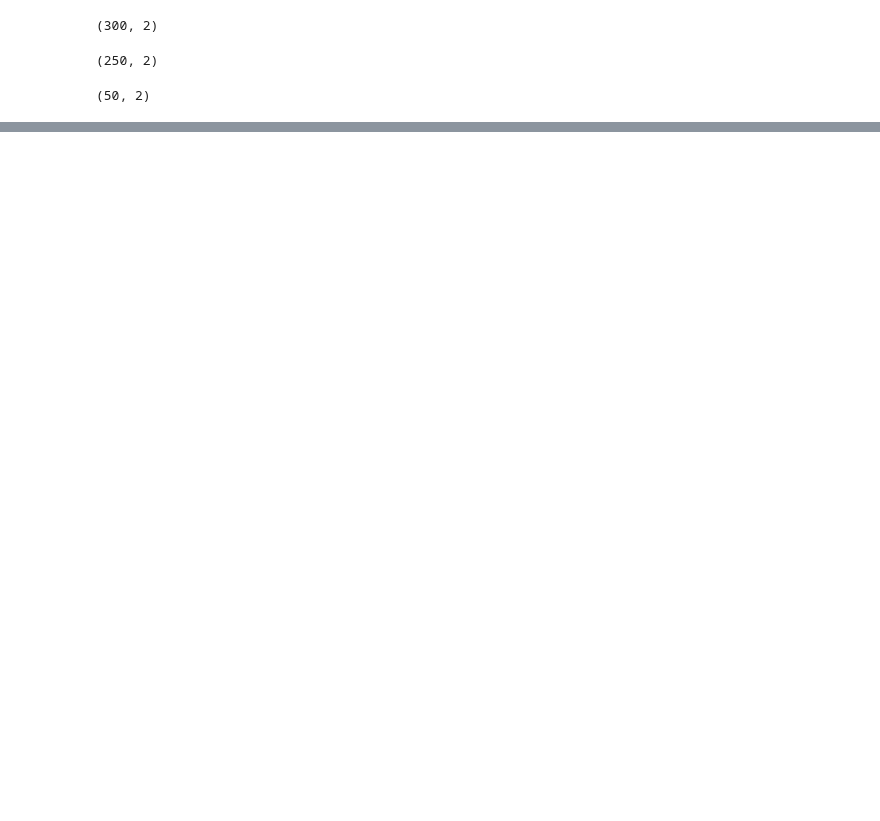
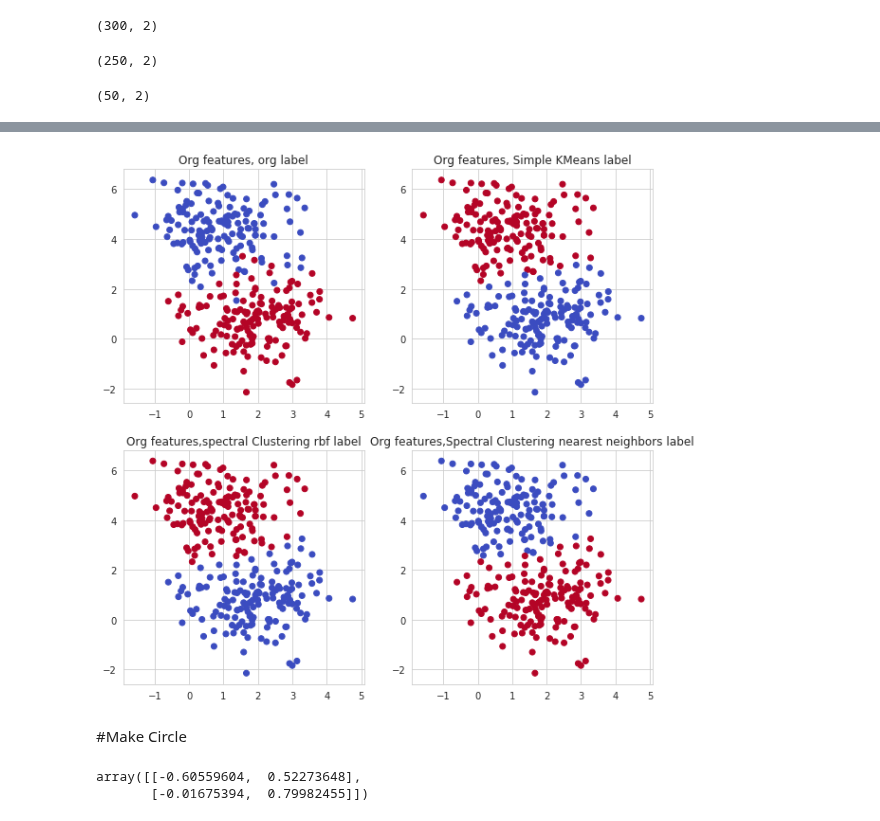
Before and after one commit to noushadkhan01/ML-and-DL-by-SuperDataScience, a Jupyter notebook: Machine-Learning/Part 4 - Clustering/Section 24 - K-Means Clustering/01_KMeans_Clustering_project_to_target_the_customer.ipynb, the cells around one changed output, grey strips where cells are left out. Drawn from its saved outputs; the diff is of its cells as text; code cells hidden in the pictures; blank space fills up the shorter version.

```diff
--- a/Machine-Learning/Part 4 - Clustering/Section 24 - K-Means Clustering/01_KMeans_Clustering_project_to_target_the_customer.ipynb
+++ b/Machine-Learning/Part 4 - Clustering/Section 24 - K-Means Clustering/01_KMeans_Clustering_project_to_target_the_customer.ipynb
@@ -198,0 +196,19 @@ plt.show()
+# %%
+plt.figure(figsize = (10, 10))
+plt.subplot(2, 2, 1)
+plt.title('Org features, org label')
+plt.scatter(data[:, 0], data[:, 1], c = centers, cmap = 'coolwarm')
+plt.subplot(2, 2, 2)
+plt.title('Org features, Simple KMeans label')
+plt.scatter(data[:, 0], data[:, 1], c = KMeans(2).fit(data).labels_, cmap = 'coolwarm')
+plt.subplot(2, 2, 3)
+plt.title('Org features,spectral Clustering rbf label')
+plt.scatter(data[:, 0], data[:, 1], c = SpectralClustering(2, affinity = 'rbf').fit(data).labels_, cmap = 'coolwarm')
+plt.subplot(2, 2, 4)
+plt.title('Org features,Spectral Clustering nearest neighbors label')
+plt.scatter(data[:, 0], data[:, 1], c = SpectralClustering(2, affinity = 'nearest_neighbors').fit(data).labels_, cmap = 'coolwarm')
+plt.show()
+# %% [output]
+[figure, added]
+# %% [markdown]
+#Make Circle
@@ -198,0 +219,5 @@ plt.show()
+# %%
+data[:2]
+# %% [output]
+array([[-0.60559604,  0.52273648],
+       [-0.01675394,  0.79982455]])
```
Also changed, not shown: parts of 18 cells of this notebook.
